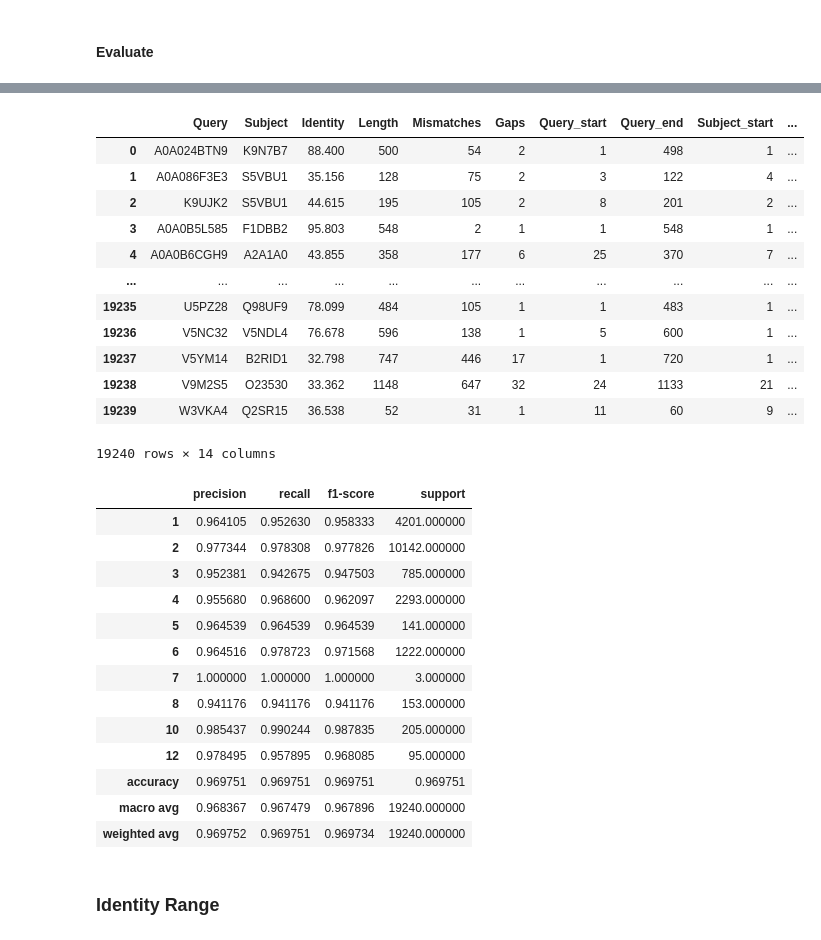
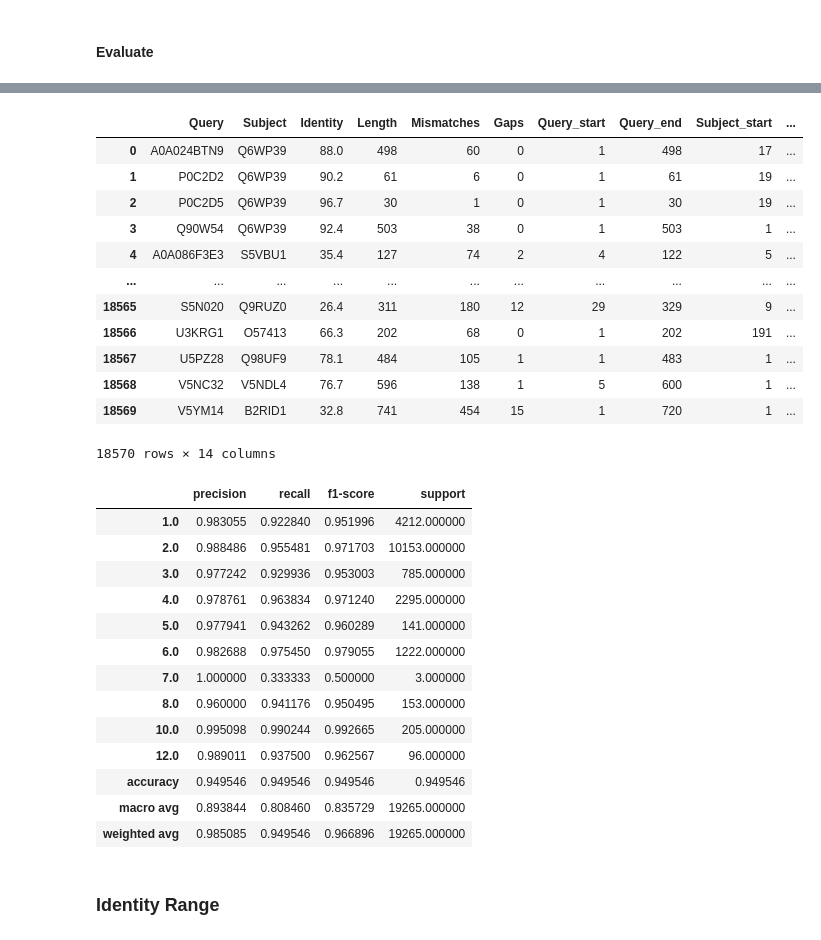
Before and after one commit to tibbdc/DeepSub, a Jupyter notebook: 04_Blastp.ipynb, the cells around one changed output, grey strips where cells are left out. Saved outputs shown, nothing was run; the diff lists cells and outputs as text; code cells hidden in the pictures.

Commit message:
update diamond blast

```diff
--- a/04_Blastp.ipynb
+++ b/04_Blastp.ipynb
@@ -6,10 +6,17 @@ import numpy as np
 from sklearn.model_selection import train_test_split
 from sklearn.preprocessing import LabelEncoder
 # from tool import model as md
+from tool.blast import getblast
 from tool import config as cfg
 from sklearn.metrics import classification_report
 from test import run
+import pandas as pd
+import os
+
 dataset = pd.read_csv(cfg.DATA_PATH)
-dataset = dataset.rename(columns={'Entry': 'uniprot_id', 'Sequence': 'seq'})
-dataset
+dataset = dataset.rename(columns={'Entry':'id','Sequence':'seq'})
+train_data, vali_data = train_test_split(dataset, test_size=0.2, stratify=dataset['label'], random_state=42)
+
+diamond_task3 = getblast(train = train_data, test = vali_data)
+diamond_task3
 # %% [output]
@@ -124,0 +52,4 @@ blast_df
+# %%
+# 按照Query列分组，取每个组中最相似的记录
+best_matches_df = diamond_task3.loc[diamond_task3.groupby('id')['bitscore'].idxmax()]
+best_matches_df
@@ -125,24 +70,25 @@ blast_df
 # %%
-label_merge = pd.merge(best_matches_df,train[['uniprot_id','label']], left_on="Subject", right_on="uniprot_id")
-label_merge = pd.merge(label_merge,test[['uniprot_id','label']], left_on="Query", right_on="uniprot_id")
-result = label_merge[['Query', 'Subject', 'Identity', 'Length', 'Mismatches', 'Gaps',
-       'Query_start', 'Query_end', 'Subject_start', 'Subject_end', 'E_value',
-       'Bit_score','label_x', 'label_y']]
+label_merge = pd.merge(best_matches_df,train_data[['id','label']], left_on="sseqid", right_on="id")
+label_merge = pd.merge(label_merge,vali_data[['id','label']], left_on="id_x", right_on="id")
+result = label_merge[['id_x', 'sseqid', 'pident', 'length', 'mismatch', 'gapopen',
+       'qstart', 'qend', 'sstart', 'send', 'evalue',
+       'bitscore','label_x', 'label_y']]
 result.columns = ['Query', 'Subject', 'Identity', 'Length', 'Mismatches', 'Gaps',
        'Query_start', 'Query_end', 'Subject_start', 'Subject_end', 'E_value',
        'Bit_score','Predict', 'GroundTruth']
+predict_miss = vali_data[vali_data.id.isin((set(vali_data.id)-set(result.Query)))][["id","label"]]
 result
 # %% [output]
 |  | Query | Subject | Identity | Length | Mismatches | Gaps | Query_start | Query_end | Subject_start | ... |
-| 0 | A0A024BTN9 | K9N7B7 | 88.400 | 500 | 54 | 2 | 1 | 498 | 1 | ... |
-| 1 | A0A086F3E3 | S5VBU1 | 35.156 | 128 | 75 | 2 | 3 | 122 | 4 | ... |
-| 2 | K9UJK2 | S5VBU1 | 44.615 | 195 | 105 | 2 | 8 | 201 | 2 | ... |
-| 3 | A0A0B5L585 | F1DBB2 | 95.803 | 548 | 2 | 1 | 1 | 548 | 1 | ... |
-| 4 | A0A0B6CGH9 | A2A1A0 | 43.855 | 358 | 177 | 6 | 25 | 370 | 7 | ... |
+| 0 | A0A024BTN9 | Q6WP39 | 88.0 | 498 | 60 | 0 | 1 | 498 | 17 | ... |
+| 1 | P0C2D2 | Q6WP39 | 90.2 | 61 | 6 | 0 | 1 | 61 | 19 | ... |
+| 2 | P0C2D5 | Q6WP39 | 96.7 | 30 | 1 | 0 | 1 | 30 | 19 | ... |
+| 3 | Q90W54 | Q6WP39 | 92.4 | 503 | 38 | 0 | 1 | 503 | 1 | ... |
+| 4 | A0A086F3E3 | S5VBU1 | 35.4 | 127 | 74 | 2 | 4 | 122 | 5 | ... |
 | ... | ... | ... | ... | ... | ... | ... | ... | ... | ... | ... |
-| 19235 | U5PZ28 | Q98UF9 | 78.099 | 484 | 105 | 1 | 1 | 483 | 1 | ... |
-| 19236 | V5NC32 | V5NDL4 | 76.678 | 596 | 138 | 1 | 5 | 600 | 1 | ... |
-| 19237 | V5YM14 | B2RID1 | 32.798 | 747 | 446 | 17 | 1 | 720 | 1 | ... |
-| 19238 | V9M2S5 | O23530 | 33.362 | 1148 | 647 | 32 | 24 | 1133 | 21 | ... |
-| 19239 | W3VKA4 | Q2SR15 | 36.538 | 52 | 31 | 1 | 11 | 60 | 9 | ... |
+| 18565 | S5N020 | Q9RUZ0 | 26.4 | 311 | 180 | 12 | 29 | 329 | 9 | ... |
+| 18566 | U3KRG1 | O57413 | 66.3 | 202 | 68 | 0 | 1 | 202 | 191 | ... |
+| 18567 | U5PZ28 | Q98UF9 | 78.1 | 484 | 105 | 1 | 1 | 483 | 1 | ... |
+| 18568 | V5NC32 | V5NDL4 | 76.7 | 596 | 138 | 1 | 5 | 600 | 1 | ... |
+| 18569 | V5YM14 | B2RID1 | 32.8 | 741 | 454 | 15 | 1 | 720 | 1 | ... |
-19240 rows × 14 columns
+18570 rows × 14 columns
@@ -149,21 +98,21 @@ result
 # %%
-blast_report = pd.DataFrame(classification_report(result["GroundTruth"].values, result["Predict"].values, zero_division=0, output_dict=True, target_names=[1,2,3,4,5,6,7,8,10,12])).T
+blast_report = pd.DataFrame(classification_report(groundtruth, predict, zero_division=0, output_dict=True)).T.iloc[1:,]
 blast_report
 # %% [output]
 |  | precision | recall | f1-score | support |
-| 1 | 0.964105 | 0.952630 | 0.958333 | 4201.000000 |
-| 2 | 0.977344 | 0.978308 | 0.977826 | 10142.000000 |
-| 3 | 0.952381 | 0.942675 | 0.947503 | 785.000000 |
-| 4 | 0.955680 | 0.968600 | 0.962097 | 2293.000000 |
-| 5 | 0.964539 | 0.964539 | 0.964539 | 141.000000 |
-| 6 | 0.964516 | 0.978723 | 0.971568 | 1222.000000 |
-| 7 | 1.000000 | 1.000000 | 1.000000 | 3.000000 |
-| 8 | 0.941176 | 0.941176 | 0.941176 | 153.000000 |
-| 10 | 0.985437 | 0.990244 | 0.987835 | 205.000000 |
-| 12 | 0.978495 | 0.957895 | 0.968085 | 95.000000 |
-| accuracy | 0.969751 | 0.969751 | 0.969751 | 0.969751 |
-| macro avg | 0.968367 | 0.967479 | 0.967896 | 19240.000000 |
-| weighted avg | 0.969752 | 0.969751 | 0.969734 | 19240.000000 |
+| 1.0 | 0.983055 | 0.922840 | 0.951996 | 4212.000000 |
+| 2.0 | 0.988486 | 0.955481 | 0.971703 | 10153.000000 |
+| 3.0 | 0.977242 | 0.929936 | 0.953003 | 785.000000 |
+| 4.0 | 0.978761 | 0.963834 | 0.971240 | 2295.000000 |
+| 5.0 | 0.977941 | 0.943262 | 0.960289 | 141.000000 |
+| 6.0 | 0.982688 | 0.975450 | 0.979055 | 1222.000000 |
+| 7.0 | 1.000000 | 0.333333 | 0.500000 | 3.000000 |
+| 8.0 | 0.960000 | 0.941176 | 0.950495 | 153.000000 |
+| 10.0 | 0.995098 | 0.990244 | 0.992665 | 205.000000 |
+| 12.0 | 0.989011 | 0.937500 | 0.962567 | 96.000000 |
+| accuracy | 0.949546 | 0.949546 | 0.949546 | 0.949546 |
+| macro avg | 0.893844 | 0.808460 | 0.835729 | 19265.000000 |
+| weighted avg | 0.985085 | 0.949546 | 0.966896 | 19265.000000 |
 # %% [markdown]
 ### Identity Range
 # %%
```
Also changed, not shown: parts of 15 cells of this notebook, 9 other files.
